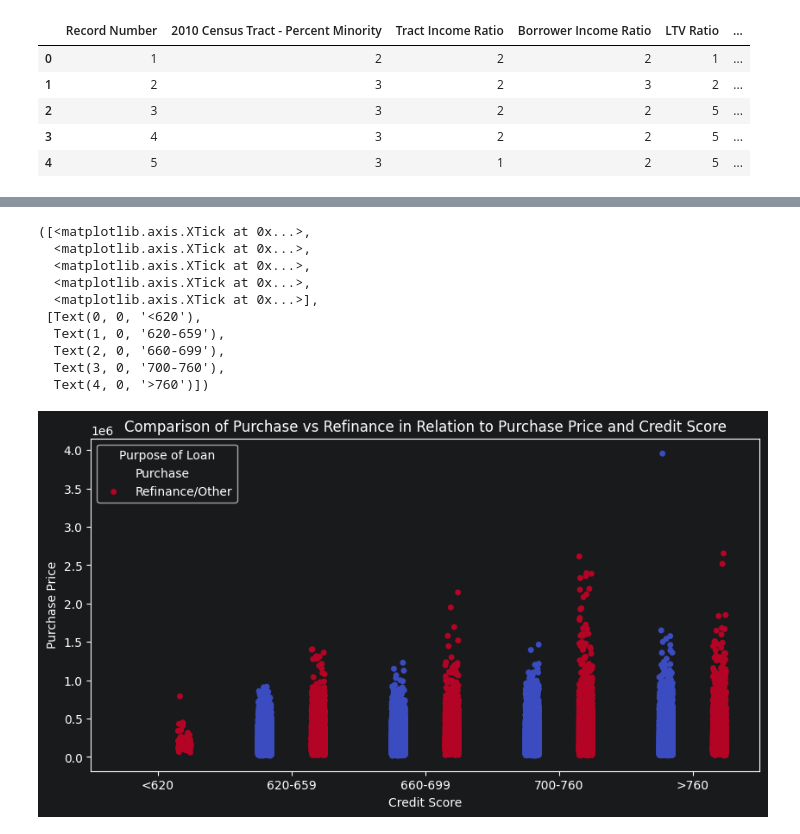
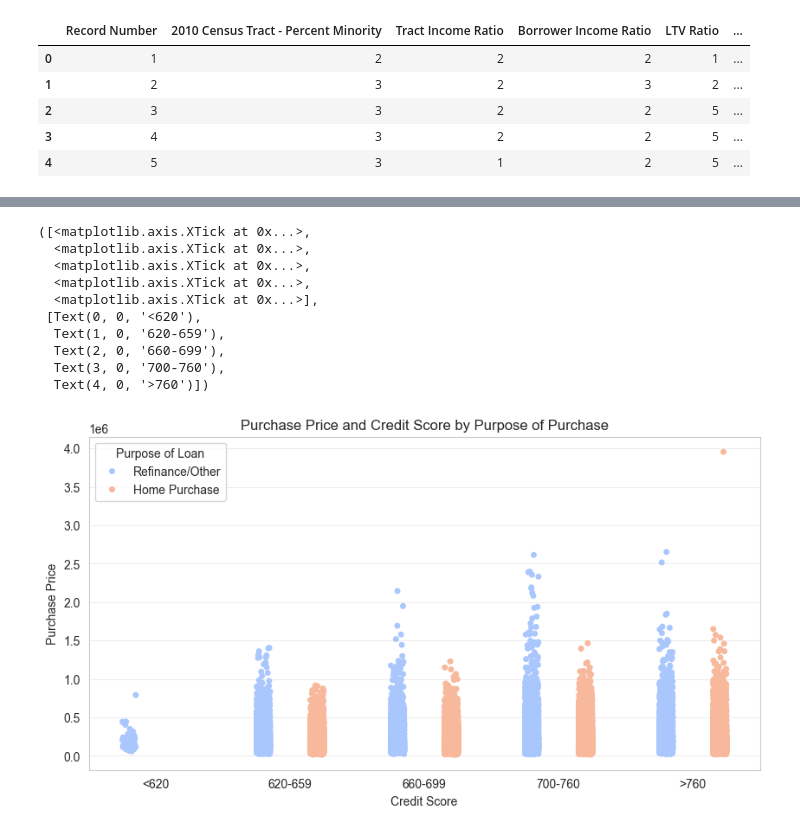
Before and after one commit to tgreene21/2018-Fannie-Mae-SF-Loan-Analysis, a Jupyter notebook: main.ipynb, the cells around one changed output, grey strips where cells are left out. Saved outputs shown, nothing was run; the diff lists cells and outputs as text; code cells hidden in the pictures.

```diff
--- a/main.ipynb
+++ b/main.ipynb
@@ -8,12 +3,15 @@ Source: https://www.kaggle.com/datasets/jeromeblanchet/fannie-mae-freddie-mac-pu
 # %% [markdown]
 # Imports and Data Cleaning
 # %%
+from statistics import LinearRegression
+
 # Regular imports
 import pandas as pd
 import numpy as np
 import seaborn as sns
 import matplotlib.pyplot as plt
-from webencodings import labels
+
+sns.set_style("whitegrid")
 # %%
 df = pd.read_csv('./data/fnma_sf2018d_loans.txt', sep=r'\s+', index_col=False, header=None)
 # %%
@@ -119,5 +117,11 @@ df.head()
 | 2 | 3 | 3 | 2 | 2 | 5 | ... |
 | 3 | 4 | 3 | 2 | 2 | 5 | ... |
 | 4 | 5 | 3 | 1 | 2 | 5 | ... |
+# %%
+#Changing Purpose of Loan column to a categorical variable rather than numeric
+df["Purpose of Loan"] = df["Purpose of Loan"].replace({
+    1: "Home Purchase",
+    2: "Refinance/Other"
+})
 # %% [markdown]
 # Exploratory Data Analysis
@@ -135,19 +158,29 @@ ax.set_xticks([])
 # %%
 #Credit Score vs Purchase Price in relation to Purpose of the Loan
+
 plt.figure(figsize=(10, 5))
-ax = sns.stripplot(data = df, x="Credit Score", y="Purchase Price", hue="Purpose of Loan", palette="coolwarm", jitter=True, dodge=True)
-plt.legend(title="Purpose of Loan",labels=["Purchase", "Refinance/Other"])
-plt.title("Comparison of Purchase vs Refinance in Relation to Purchase Price and Credit Score")
-plt.xticks(np.arange(5),["<620", "620-659", "660-699", "700-760", ">760"])
+
+ax = sns.stripplot(
+    data=df,
+    x="Credit Score",
+    y="Purchase Price",
+    hue="Purpose of Loan",
+    palette="coolwarm",
+    jitter=True,
+    dodge=True
+)
+
+plt.title("Purchase Price and Credit Score by Purpose of Purchase")
+plt.xticks(np.arange(5), ["<620", "620-659", "660-699", "700-760", ">760"])
 # %% [output]
 ([<matplotlib.axis.XTick at 0x...>,
   <matplotlib.axis.XTick at 0x...>,
   <matplotlib.axis.XTick at 0x...>,
   <matplotlib.axis.XTick at 0x...>,
   <matplotlib.axis.XTick at 0x...>],
  [Text(0, 0, '<620'),
   Text(1, 0, '620-659'),
   Text(2, 0, '660-699'),
   Text(3, 0, '700-760'),
   Text(4, 0, '>760')])
-[figure, old version]
+[figure, new version]
```
Also changed, not shown: parts of 30 cells of this notebook.
